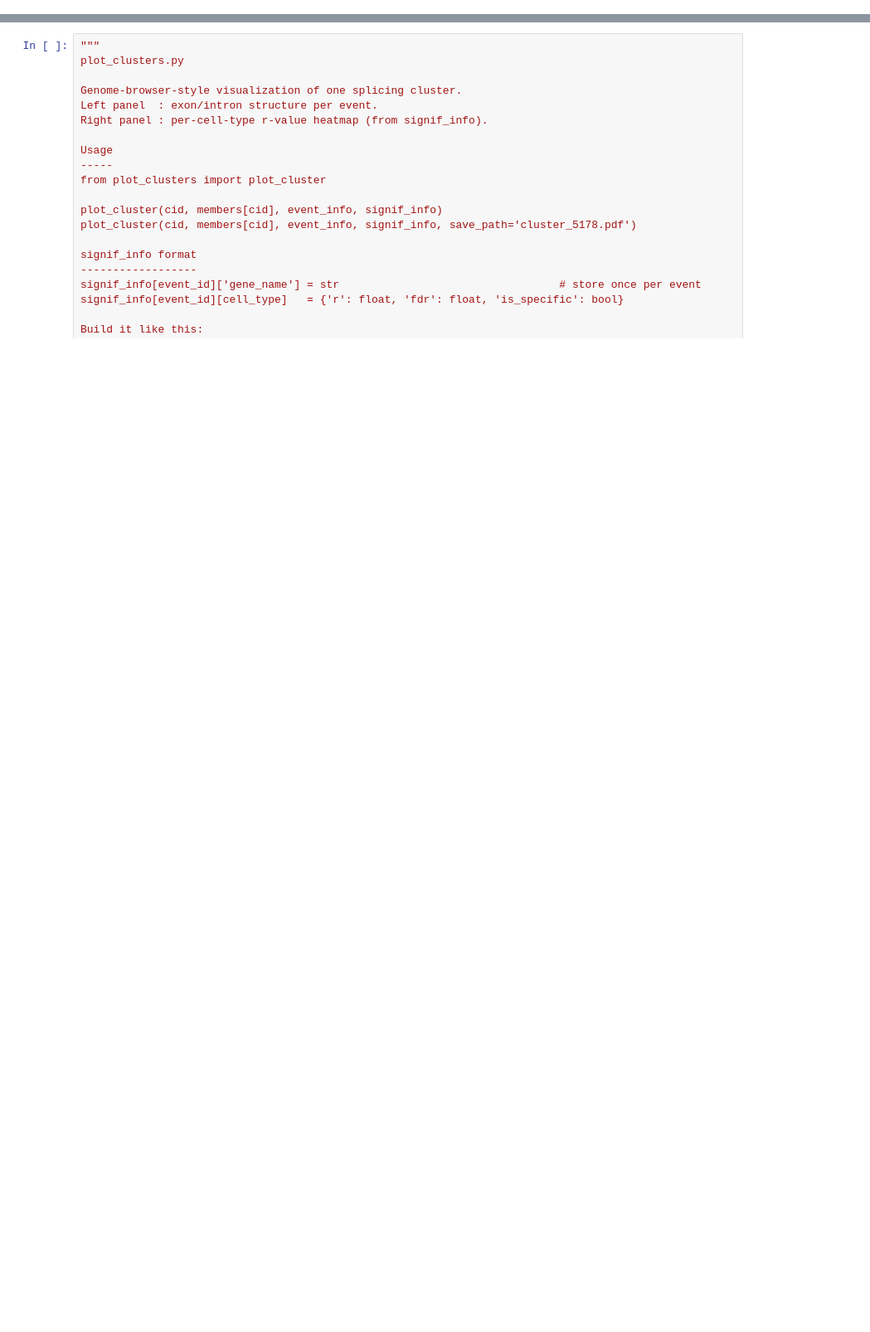
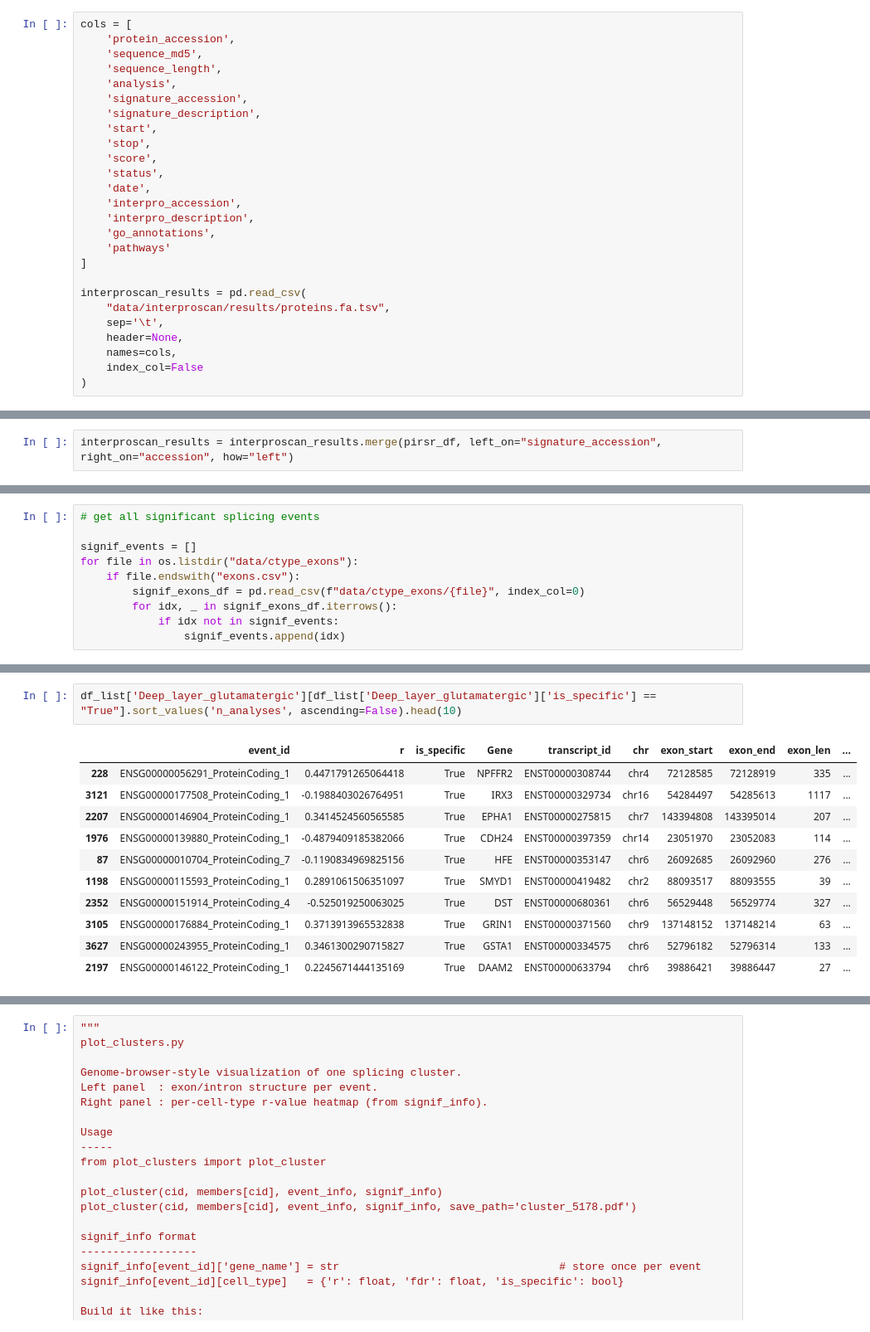
Before and after one commit to reliscu/bulk_splicing_GTEx_cortex, a Jupyter notebook: 29_interproscan_results.ipynb, the cells around one changed output, grey strips where cells are left out. Shown at 83% size. Cells and saved outputs as stored; diff of their text form; blank space fills up the shorter version.

Commit message:
lots of code for interproscan stuff

```diff
--- a/29_interproscan_results.ipynb
+++ b/29_interproscan_results.ipynb
@@ -0,0 +10,26 @@
+# %%
+cols = [
+    'protein_accession',
+    'sequence_md5',
+    'sequence_length',
+    'analysis',
+    'signature_accession',
+    'signature_description',
+    'start',
+    'stop',
+    'score',
+    'status',
+    'date',
+    'interpro_accession',
+    'interpro_description',
+    'go_annotations',
+    'pathways'
+]
+
+interproscan_results = pd.read_csv(
+    "data/interproscan/results/proteins.fa.tsv",
+    sep='\t',
+    header=None,
+    names=cols,
+    index_col=False
+)
@@ -0,0 +72,2 @@
+# %%
+interproscan_results = interproscan_results.merge(pirsr_df, left_on="signature_accession", right_on="accession", how="left")
@@ -0,0 +98,10 @@
+# %%
+# get all significant splicing events
+
+signif_events = []
+for file in os.listdir("data/ctype_exons"):
+    if file.endswith("exons.csv"):
+        signif_exons_df = pd.read_csv(f"data/ctype_exons/{file}", index_col=0)
+        for idx, _ in signif_exons_df.iterrows():
+            if idx not in signif_events:
+                signif_events.append(idx)
@@ -0,0 +314,14 @@
+# %%
+df_list['Deep_layer_glutamatergic'][df_list['Deep_layer_glutamatergic']['is_specific'] == "True"].sort_values('n_analyses', ascending=False).head(10)
+# %% [output]
+|  | event_id | r | is_specific | Gene | transcript_id | chr | exon_start | exon_end | exon_len | ... |
+| 228 | ENSG00000056291_ProteinCoding_1 | 0.4471791265064418 | True | NPFFR2 | ENST00000308744 | chr4 | 72128585 | 72128919 | 335 | ... |
+| 3121 | ENSG00000177508_ProteinCoding_1 | -0.1988403026764951 | True | IRX3 | ENST00000329734 | chr16 | 54284497 | 54285613 | 1117 | ... |
+| 2207 | ENSG00000146904_ProteinCoding_1 | 0.3414524560565585 | True | EPHA1 | ENST00000275815 | chr7 | 143394808 | 143395014 | 207 | ... |
+| 1976 | ENSG00000139880_ProteinCoding_1 | -0.4879409185382066 | True | CDH24 | ENST00000397359 | chr14 | 23051970 | 23052083 | 114 | ... |
+| 87 | ENSG00000010704_ProteinCoding_7 | -0.1190834969825156 | True | HFE | ENST00000353147 | chr6 | 26092685 | 26092960 | 276 | ... |
+| 1198 | ENSG00000115593_ProteinCoding_1 | 0.2891061506351097 | True | SMYD1 | ENST00000419482 | chr2 | 88093517 | 88093555 | 39 | ... |
+| 2352 | ENSG00000151914_ProteinCoding_4 | -0.525019250063025 | True | DST | ENST00000680361 | chr6 | 56529448 | 56529774 | 327 | ... |
+| 3105 | ENSG00000176884_ProteinCoding_1 | 0.3713913965532838 | True | GRIN1 | ENST00000371560 | chr9 | 137148152 | 137148214 | 63 | ... |
+| 3627 | ENSG00000243955_ProteinCoding_1 | 0.3461300290715827 | True | GSTA1 | ENST00000334575 | chr6 | 52796182 | 52796314 | 133 | ... |
+| 2197 | ENSG00000146122_ProteinCoding_1 | 0.2245671444135169 | True | DAAM2 | ENST00000633794 | chr6 | 39886421 | 39886447 | 27 | ... |
```
Also changed, not shown: parts of 23 cells of this notebook, 4 other files.
